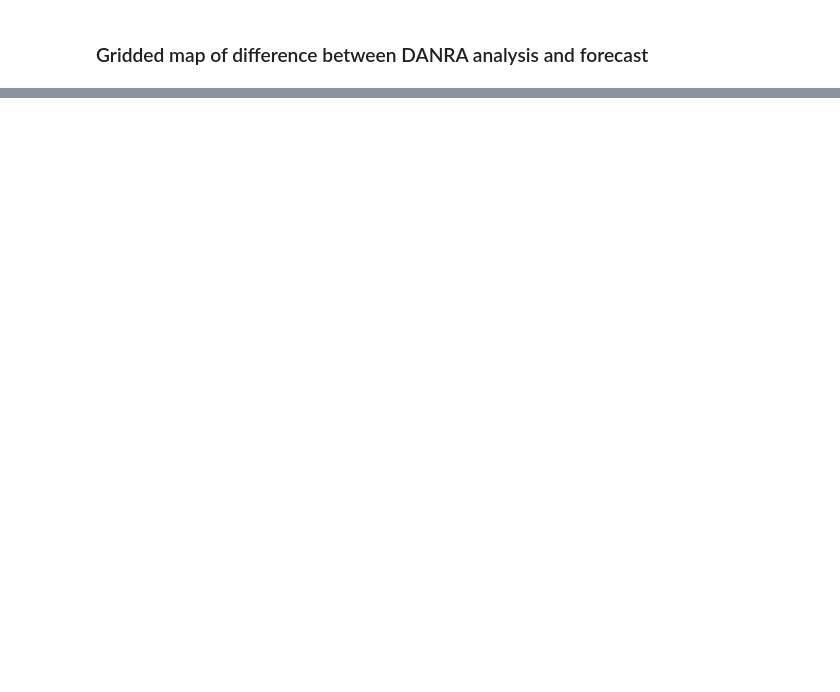
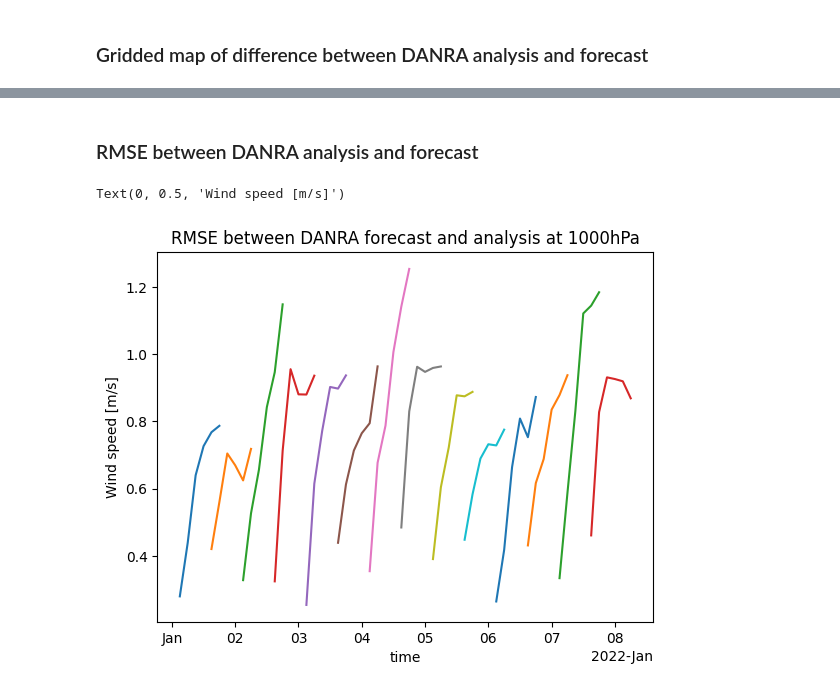
Before and after one commit to mllam/mllam-verification, a Jupyter notebook: notebooks/danra_example_usage.ipynb, the cells around one changed output, grey strips where cells are left out. Cells and saved outputs as stored; diff of their text form; code cells hidden in the pictures; blank space fills up the shorter version.

```diff
--- a/notebooks/danra_example_usage.ipynb
+++ b/notebooks/danra_example_usage.ipynb
@@ -102,0 +236,23 @@ ax = plot_single_metric_hovmoller(da_t2m_danra_analysis, da_t2m_danra_fc_no_nans
+# %%
+END_TIME = ds_uv_danra_fc["time"].max().values
+START_TIME = ds_uv_danra_fc.analysis_time[0].values + np.timedelta64(3, "h")
+da_u_danra_analysis = ds_danra_analysis_pl["u"].sel(
+    time=slice(
+        ds_uv_danra_fc.analysis_time[0].values + np.timedelta64(3, "h"), END_TIME
+    ),
+)
+da_v_danra_analysis = ds_danra_analysis_pl["v"].sel(
+    time=slice(
+        ds_uv_danra_fc.analysis_time[0].values + np.timedelta64(3, "h"), END_TIME
+    ),
+)
+
+# Select the relevant forecast data and adjust the coordinates
+da_u_danra_fc: xr.DataArray = ds_uv_danra_fc["u"]
+da_v_danra_fc: xr.DataArray = ds_uv_danra_fc["v"]
+# da_u_danra_fc: xr.DataArray = ds_uv_danra_fc.sel(time=da_u_danra_analysis.time)["u"]
+# da_v_danra_fc: xr.DataArray = ds_uv_danra_fc.sel(time=da_v_danra_analysis.time)["v"]
+# Calculate wind speed
+da_wind_speed_danra_analysis = np.sqrt(da_u_danra_analysis**2 + da_v_danra_analysis**2)
+da_wind_speed_danra_fc = np.sqrt(da_u_danra_fc**2 + da_v_danra_fc**2)
+da_wind_speed_danra_fc
@@ -102,0 +315,16 @@ ax = plot_single_metric_hovmoller(da_t2m_danra_analysis, da_t2m_danra_fc_no_nans
+# %% [markdown]
+### RMSE between DANRA analysis and forecast
+# %%
+ax = plot_single_metric_timeseries(
+    da_wind_speed_danra_analysis.sel(pressure=1000),
+    da_wind_speed_danra_fc.sel(pressure=1000),
+    time_axis="UTC",
+    stats_operation=rmse,
+    hue="analysis_time",
+    xarray_plot_kwargs={"add_legend": False},
+)
+ax.set_title("RMSE between DANRA forecast and analysis at 1000hPa")
+ax.set_ylabel("Wind speed [m/s]")
+# %% [output]
+Text(0, 0.5, 'Wind speed [m/s]')
+[figure, added]
```
Also changed, not shown: parts of 21 cells of this notebook, 2 other files.
